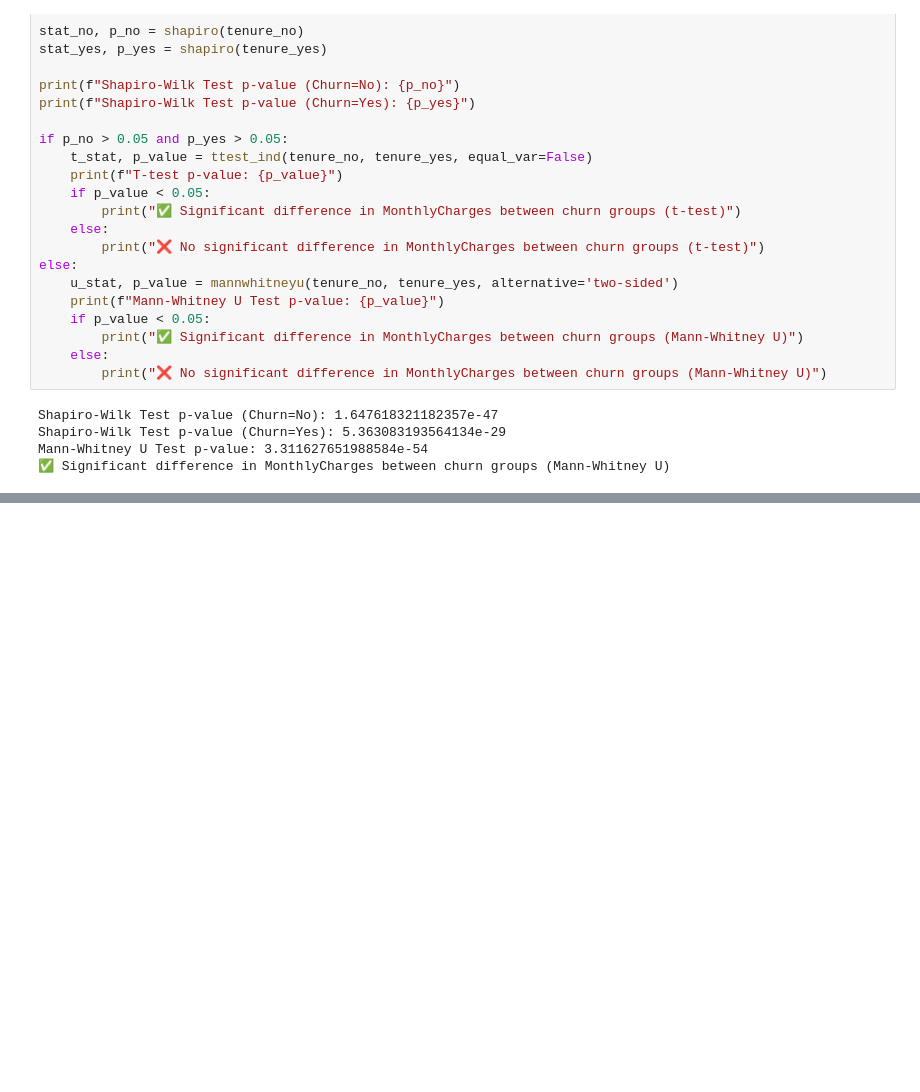
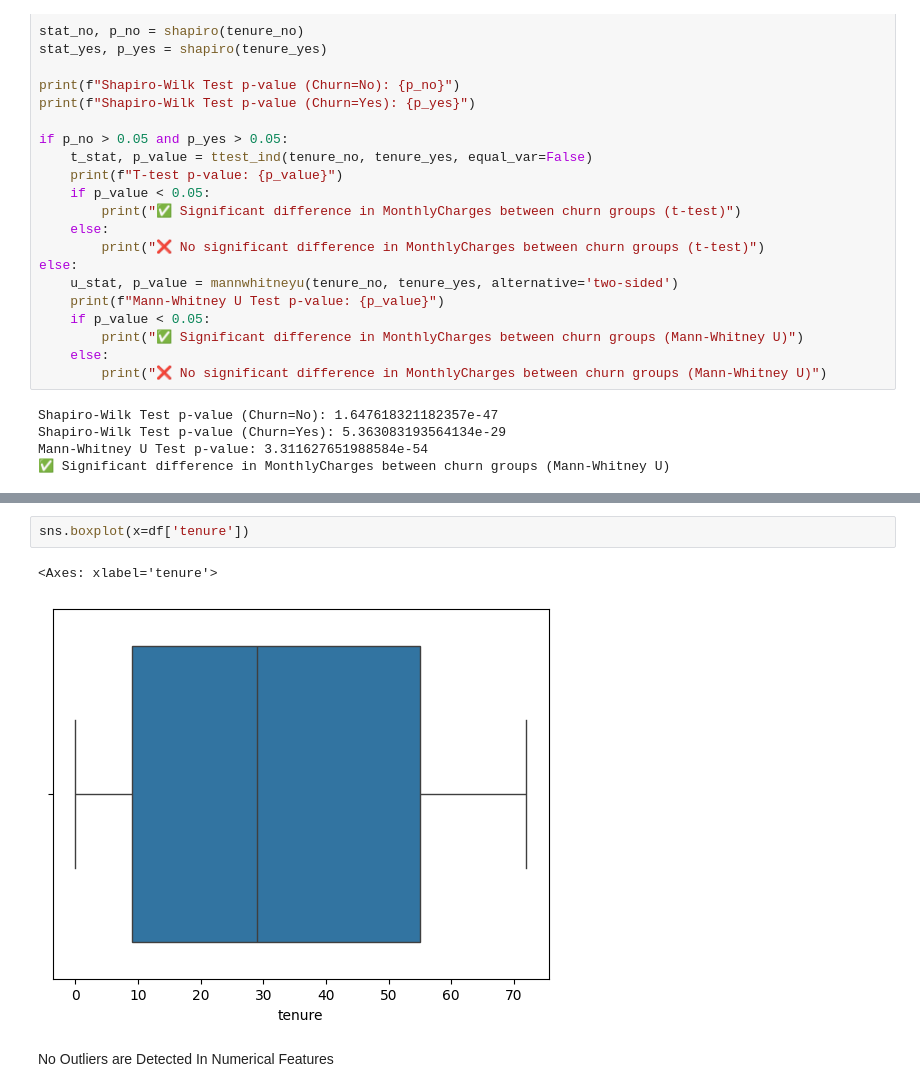
Before and after one commit to ka1817/Customer-Churn-Prediction-in-the-Telecom-Industry-Using-Machine-Learning, a Jupyter notebook: notebooks/eda.ipynb, the cells around one changed output, grey strips where cells are left out. Drawn from its saved outputs; the diff is of its cells as text; blank space fills up the shorter version.

```diff
--- a/notebooks/eda.ipynb
+++ b/notebooks/eda.ipynb
@@ -1260,0 +1275,7 @@ Mann-Whitney U Test p-value: 3.311627651988584e-54
+# %%
+sns.boxplot(x=df['tenure'])
+# %% [output]
+<Axes: xlabel='tenure'>
+[figure, added]
+# %% [markdown]
+No Outliers are Detected In Numerical Features
```
Also changed, not shown: parts of 9 cells of this notebook.
